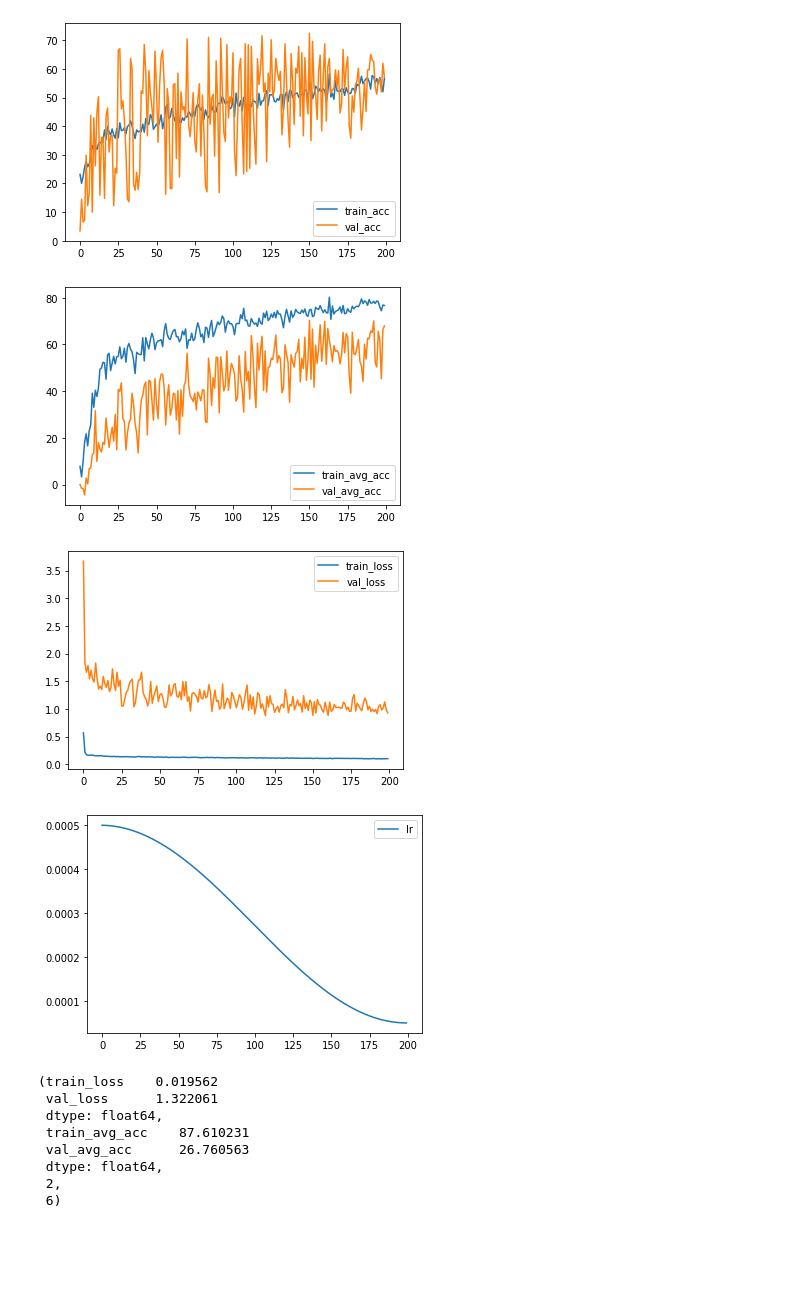
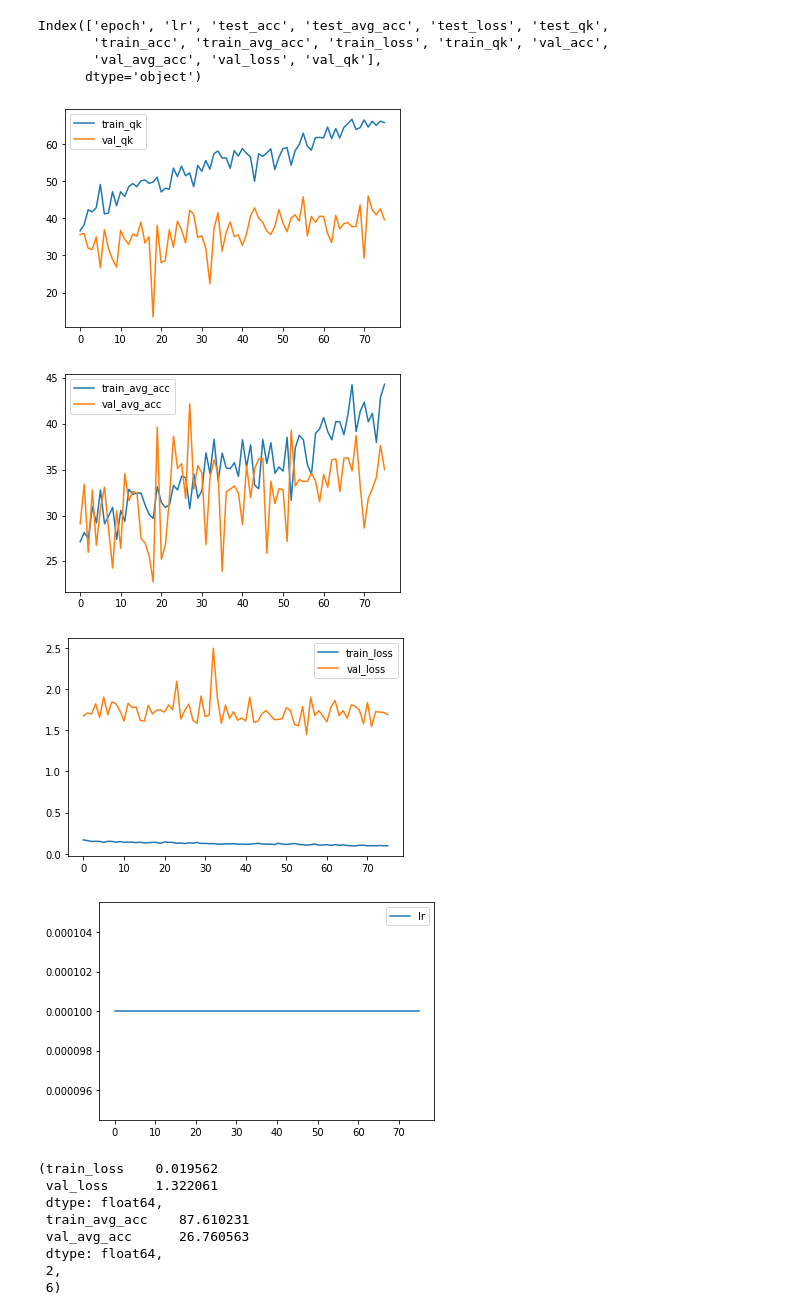
Before and after one commit to yinyen/fyp, a Jupyter notebook: fyp/eval_torch.ipynb, the cells around one changed output. Saved outputs shown, nothing was run; the diff lists cells and outputs as text; code cells hidden in the pictures; blank space fills up the shorter version.

Commit message:
new xception v6mp

```diff
--- a/fyp/eval_torch.ipynb
+++ b/fyp/eval_torch.ipynb
@@ -1,39 +1,51 @@
 # %%
 import os
 import argparse
 import numpy as np
 from tqdm import tqdm
 import pandas as pd
 import joblib
 from collections import OrderedDict
 
 import torch
 import torch.backends.cudnn as cudnn
 import torch.nn as nn
 import torch.optim as optim
 from torch.optim import lr_scheduler
 import torchvision.transforms as transforms
 import torchvision.datasets as datasets
 
 dirr2 = "./torch_models/dual_xception_higherlr_v00"
 dirr2 = "torch_models/dual_xception_higherlr_v01"
+dirr2 = "torch_models/small_dual_xception_v02"
+dirr2 = "torch_models/new_small_dual_xception_400_v2b_v01"
+dirr2 = "torch_models/new_small_dual_xception_400_v3a_v13/log.csv"
+dirr2 = "torch_models/new_small_dual_xception_400_v3a_v14/log.csv"
+
+# dirr2 = "torch_models/new_small_dual_xception_300_v2_v05"
+
 # dirr2 = "torch_models/dual_xception_higherlr_v03"
 # dirr2 = "/media/workstation/Storage/Test/Dual_AL/dual_al_test_v11"
 # dirr2 = "/media/workstation/Storage/Test/Dual_AL/dual_al_test_v12/step_006"
 
-df = pd.read_csv(os.path.join(dirr2, "log.csv"))
-df[["train_acc","val_acc"]].plot()
-
+# df = pd.read_csv(os.path.join(dirr2, "log.csv"))
+df = pd.read_csv(dirr2)
+print(df.columns)
+df[["train_qk","val_qk"]].plot()
 df[["train_avg_acc","val_avg_acc"]].plot()
 df[["train_loss","val_loss"]].plot()
 df[['lr']].plot()
 good_lr = 0.0005
 drop_to = 0.00005
 # %% [output]
+Index(['epoch', 'lr', 'test_acc', 'test_avg_acc', 'test_loss', 'test_qk',
+       'train_acc', 'train_avg_acc', 'train_loss', 'train_qk', 'val_acc',
+       'val_avg_acc', 'val_loss', 'val_qk'],
+      dtype='object')
-[figure, old version]
+[figure, new version]
-[figure, old version]
+[figure, new version]
-[figure, old version]
+[figure, new version]
-[figure, old version]
+[figure, new version]
 # %%
 df[["train_loss","val_loss"]].min(), df[["train_avg_acc","val_avg_acc"]].max(), df["val_loss"].argmin(), df["val_avg_acc"].argmax()
 # %% [output]
```
Also changed, not shown: 14 other files.
